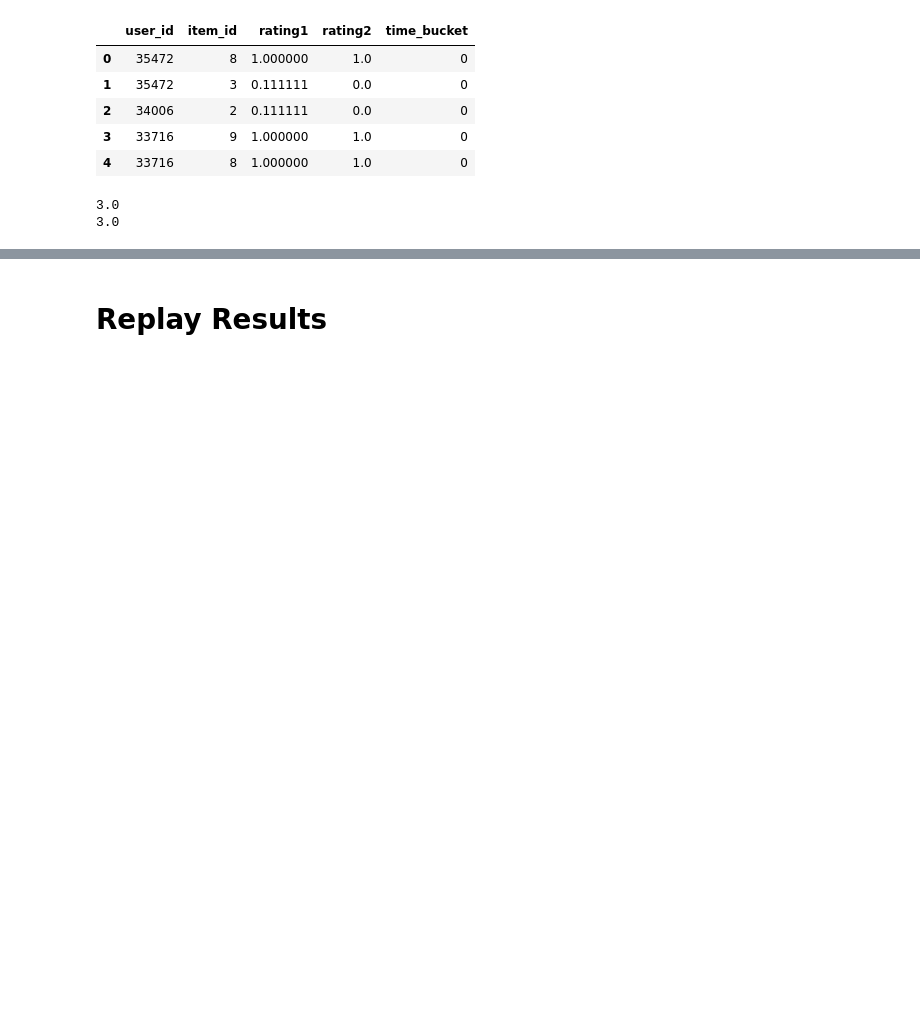
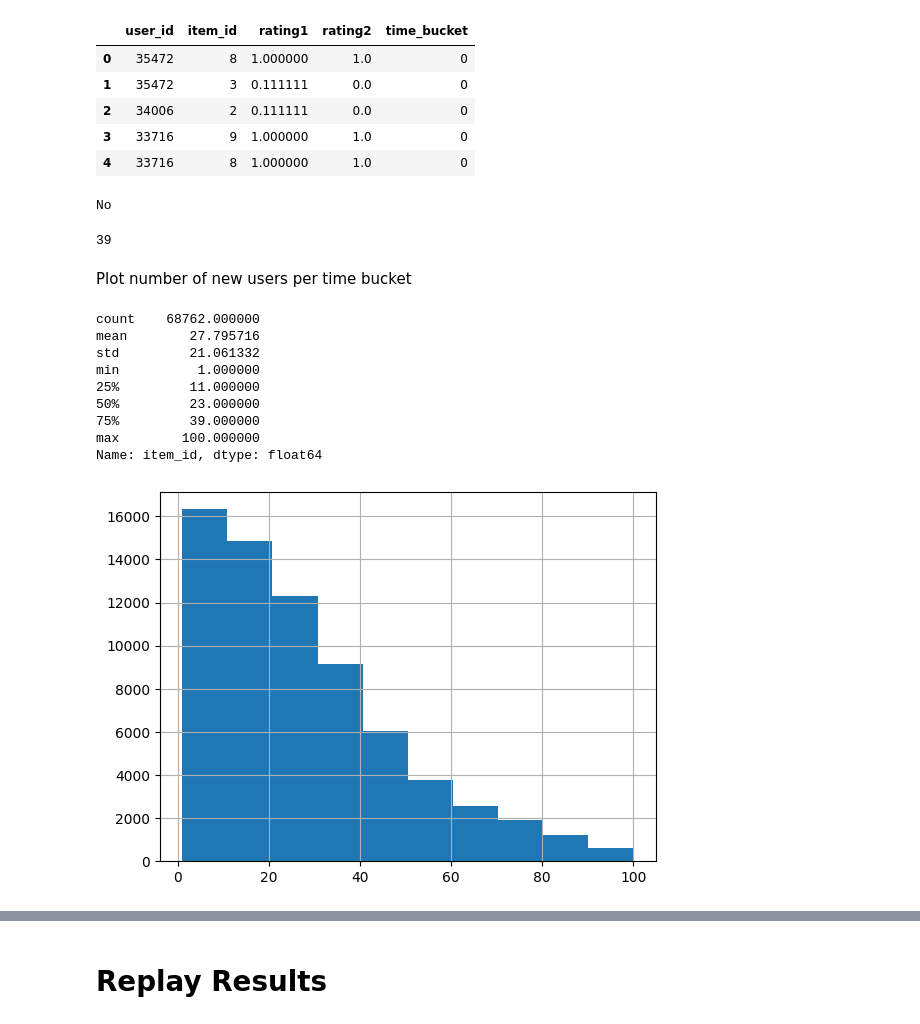
Before and after one commit to lentin26/recommender-system, a Jupyter notebook: TestBook-1.ipynb, the cells around one changed output, grey strips where cells are left out. Saved outputs shown, nothing was run; the diff lists cells and outputs as text; code cells hidden in the pictures; blank space fills up the shorter version.

Commit message:
Updated results plot.

```diff
--- a/TestBook-1.ipynb
+++ b/TestBook-1.ipynb
@@ -265,17 +260,36 @@ ratings_.head()
 | 2 | 34006 | 2 | 0.111111 | 0.0 | 0 |
 | 3 | 33716 | 9 | 1.000000 | 1.0 | 0 |
 | 4 | 33716 | 8 | 1.000000 | 1.0 | 0 |
-# %%
-a = np.array([1, 2, 3, 4, 5])
-print(a.mean())
-
-t = 1
-mu = 0
-for i in a:
-    mu = mu + (1/t)*(i - mu)
-    t += 1
-
-print(mu)
-# %% [output]
-3.0
-3.0
+# %%
+# do any users rate a title twice?
+p = ratings_[['user_id', 'item_id']].duplicated().sum()
+if p == 0:
+    print('No')
+else:
+    print('Yes')
+# %% [output]
+No
+# %%
+# does any user rate all 100 movies?
+(ratings_.groupby('user_id')['item_id'].nunique() == 100).sum()
+# %% [output]
+39
+# %% [markdown]
+Plot number of new users per time bucket
+# %%
+# average number of movies watched per person
+x = ratings_.groupby('user_id').item_id.nunique().copy()
+x.hist()
+print(x.describe())
+plt.show()
+# %% [output]
+count    68762.000000
+mean        27.795716
+std         21.061332
+min          1.000000
+25%         11.000000
+50%         23.000000
+75%         39.000000
+max        100.000000
+Name: item_id, dtype: float64
+[figure, added]
```
Also changed, not shown: parts of 25 cells of this notebook.
